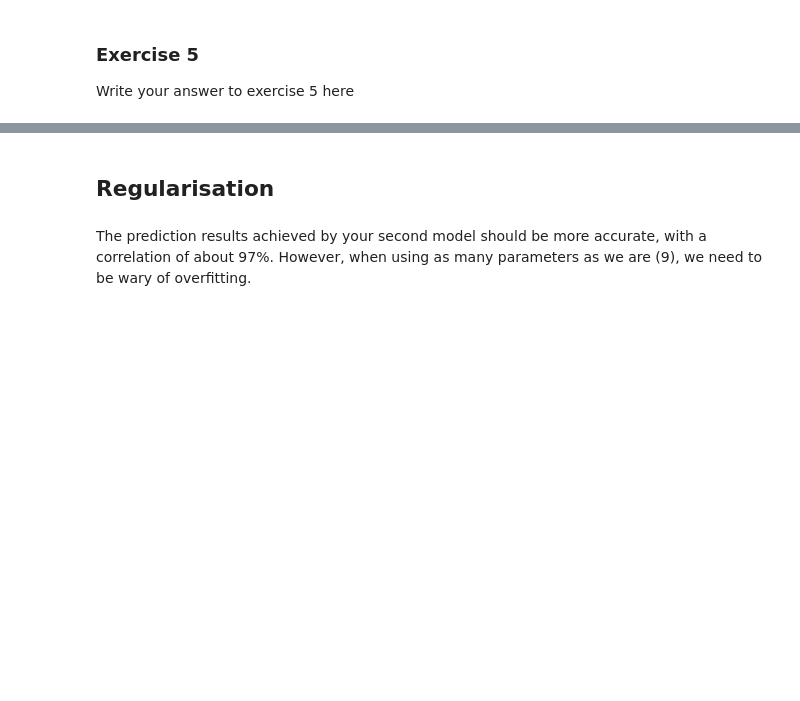
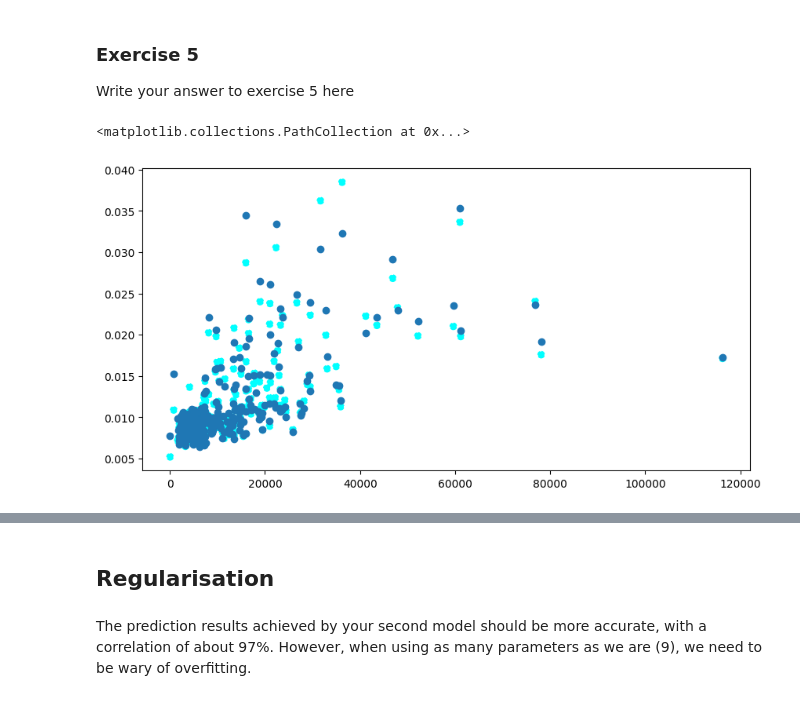
Before and after one commit to MatthewGregson123/fynesse_template, a Jupyter notebook: _notebooks/Practical_3.ipynb, the cells around one changed output, grey strips where cells are left out. Saved outputs shown, nothing was run; the diff lists cells and outputs as text; code cells hidden in the pictures; blank space fills up the shorter version.

```diff
--- a/_notebooks/Practical_3.ipynb
+++ b/_notebooks/Practical_3.ipynb
@@ -859,3 +859,16 @@ correlation coefficient:  0.6485748230565126
 ### Exercise 5
 
 Now repeat the above analysis using all 9 NS-SEC classification values as features. Interpret the results, including correlation. Does the new model perform better?
+# %%
+included_columns = ['National Statistics Socio-economic Classification (NS-SEC): L1, L2 and L3 Higher managerial, administrative and professional occupations',
+       'National Statistics Socio-economic Classification (NS-SEC): L4, L5 and L6 Lower managerial, administrative and professional occupations',
+       'National Statistics Socio-economic Classification (NS-SEC): L7 Intermediate occupations',
+       'National Statistics Socio-economic Classification (NS-SEC): L8 and L9 Small employers and own account workers',
+       'National Statistics Socio-economic Classification (NS-SEC): L10 and L11 Lower supervisory and technical occupations',
+       'National Statistics Socio-economic Classification (NS-SEC): L12 Semi-routine occupations',
+       'National Statistics Socio-economic Classification (NS-SEC): L13 Routine occupations',
+       'National Statistics Socio-economic Classification (NS-SEC): L14.1 and L14.2 Never worked and long-term unemployed',
+       'National Statistics Socio-economic Classification (NS-SEC): L15 Full-time students']
+norm_students_df = students_df[included_columns]
+norm_students_df = norm_students_df.div(norm_students_df.sum(axis=1), axis=0)
+norm_students_df
@@ -867,0 +893,32 @@ Write your answer to exercise 5 here
+# %%
+included_columns = ['National Statistics Socio-economic Classification (NS-SEC): L1, L2 and L3 Higher managerial, administrative and professional occupations',
+       'National Statistics Socio-economic Classification (NS-SEC): L4, L5 and L6 Lower managerial, administrative and professional occupations',
+       'National Statistics Socio-economic Classification (NS-SEC): L7 Intermediate occupations',
+       'National Statistics Socio-economic Classification (NS-SEC): L8 and L9 Small employers and own account workers',
+       'National Statistics Socio-economic Classification (NS-SEC): L10 and L11 Lower supervisory and technical occupations',
+       'National Statistics Socio-economic Classification (NS-SEC): L12 Semi-routine occupations',
+       'National Statistics Socio-economic Classification (NS-SEC): L13 Routine occupations',
+       'National Statistics Socio-economic Classification (NS-SEC): L14.1 and L14.2 Never worked and long-term unemployed',
+       'National Statistics Socio-economic Classification (NS-SEC): L15 Full-time students']
+features = norm_students_df[included_columns].to_numpy()
+#for i in range(len(features)):
+#  features[i] = (features[i] - min(features[i]))/(max(features[i]) - min(features[i]))
+
+model = sm.GLM(y, features, family=sm.families.Gaussian())
+fitted_model = model.fit()
+
+# x_pred = np.linspace(0,max(x),331).reshape(-1, 1)
+# design_pred = create_design_matrix(x_pred.reshape(200))
+
+y_pred = fitted_model.get_prediction(features).summary_frame(alpha=0.05)
+
+fig = plt.figure(figsize=(10, 5))
+ax = fig.add_subplot(111)
+ax.scatter(x, y, zorder=2)
+
+ax.scatter(x, y_pred['mean'], color='cyan', linestyle='--', zorder=1)
+#ax.plot(x_pred, y_pred['mean_ci_lower'], color='cyan', linestyle='-', zorder=1)
+#ax.plot(x_pred, y_pred['mean_ci_upper'], color='cyan', linestyle='-', zorder=1)
+# %% [output]
+<matplotlib.collections.PathCollection at 0x...>
+[figure, added]
```
Also changed, not shown: parts of 14 cells of this notebook.
